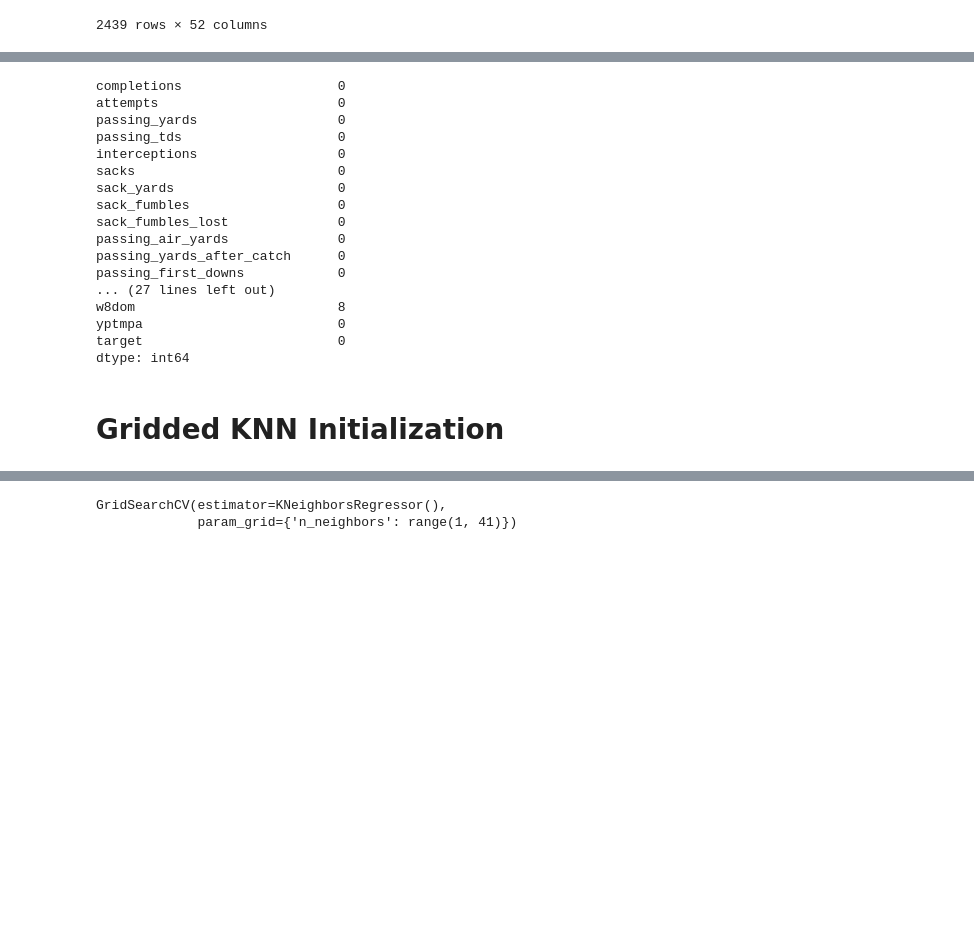
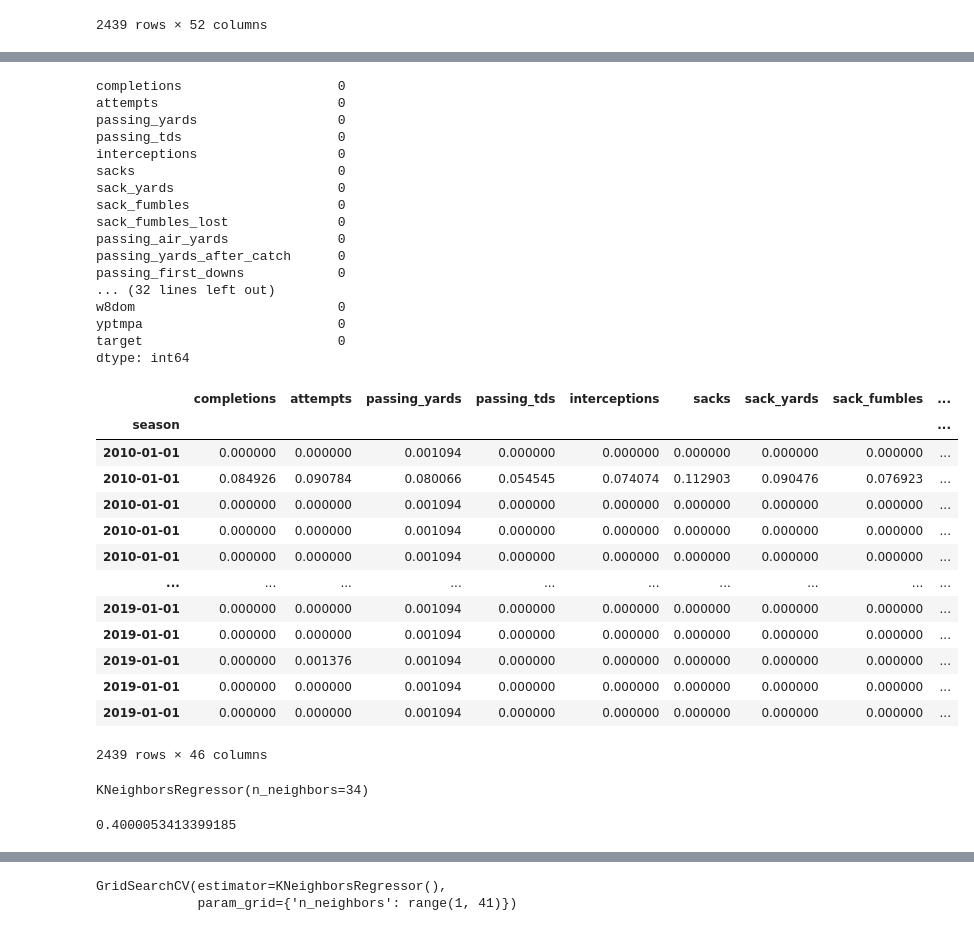
Before and after one commit to robertburry/Open-Sports-Data-NFL, a Jupyter notebook: Scripts/Testing Model Stuff/KNN_Fpts_modelling.ipynb, the cells around one changed output, grey strips where cells are left out. Drawn from its saved outputs; the diff is of its cells as text; code cells hidden in the pictures; blank space fills up the shorter version.

Commit message:
Updated Changes to Ensemble Models

```diff
--- a/Scripts/Testing Model Stuff/KNN_Fpts_modelling.ipynb
+++ b/Scripts/Testing Model Stuff/KNN_Fpts_modelling.ipynb
@@ -17,5 +16,5 @@ import pickle
 # %%
-stats_cnx = sql.connect('../../Data/Combined Clean Historical Data/Historical_Fantasy_Stats.db')
+stats_cnx = sql.connect('/content/drive/MyDrive/Colab Notebooks/Open-Sports-Data-NFL-main/Data/Combined Clean Historical Data/Historical_Fantasy_Stats.db')
 stats = pd.read_sql_query('SELECT * FROM Historical_Fantasy_Points ', stats_cnx)
 stats_cnx.close()
 stats['season'] = pd.to_datetime(stats['season'], format='%Y')
@@ -47,9 +59,11 @@ stats_prep
 # %%
 stats_prep.rename(columns = {'nfanpts':'target'}, inplace = True)
 # %%
-unwanted_col = ['Name', 'Position', 'player_id','fantast_pts','rushing_epa',
-           'receiving_2pt_conversions', 'special_teams_tds', 'rushing_2pt_conversions',
-           'rushing_fumbles_lost']
+# unwanted_col = ['Name', 'Position', 'player_id','fantast_pts','rushing_epa',
+#            'receiving_2pt_conversions', 'special_teams_tds', 'rushing_2pt_conversions',
+#            'rushing_fumbles_lost']
+
+unwanted_col = ['Name', 'Position', 'player_id','fantast_pts']
 
 stats_prep.drop(unwanted_col, axis=1, inplace=True)
 predictors = list(stats_prep)
@@ -73,0 +74,3 @@ stats_prep
+# %%
+stats_prep[predictors] = (stats_prep[predictors]-stats_prep[predictors].min())/(stats_prep[predictors].max()-stats_prep[predictors].min())
+stats_prep.describe()
@@ -89,8 +103,8 @@ sack_fumbles_lost              0
 passing_air_yards              0
 passing_yards_after_catch      0
 passing_first_downs            0
-... (27 lines left out)
-w8dom                          8
+... (32 lines left out)
+w8dom                          0
 yptmpa                         0
 target                         0
 dtype: int64
@@ -99,9 +113,24 @@ stats_prep['rtd_sh'] = stats_prep['rtd_sh'].fillna(stats_prep['rtd_sh'].mean())
 stats_prep['dom'] = stats_prep['dom'].fillna(stats_prep['dom'].mean())
 stats_prep['w8dom'] = stats_prep['w8dom'].fillna(stats_prep['w8dom'].mean())
 # %%
-X = stats_prep.drop("target", axis=1)
+X = stats_prep[predictors].values
 Y = stats_prep["target"]
-# %% [markdown]
-# Gridded KNN Initialization
+# %%
+X
+# %% [output]
+|  | completions | attempts | passing_yards | passing_tds | interceptions | sacks | sack_yards | sack_fumbles | ... |
+| season |  |  |  |  |  |  |  |  | ... |
+| 2010-01-01 | 0.000000 | 0.000000 | 0.001094 | 0.000000 | 0.000000 | 0.000000 | 0.000000 | 0.000000 | ... |
+| 2010-01-01 | 0.084926 | 0.090784 | 0.080066 | 0.054545 | 0.074074 | 0.112903 | 0.090476 | 0.076923 | ... |
+| 2010-01-01 | 0.000000 | 0.000000 | 0.001094 | 0.000000 | 0.000000 | 0.000000 | 0.000000 | 0.000000 | ... |
+| 2010-01-01 | 0.000000 | 0.000000 | 0.001094 | 0.000000 | 0.000000 | 0.000000 | 0.000000 | 0.000000 | ... |
+| 2010-01-01 | 0.000000 | 0.000000 | 0.001094 | 0.000000 | 0.000000 | 0.000000 | 0.000000 | 0.000000 | ... |
+| ... | ... | ... | ... | ... | ... | ... | ... | ... | ... |
+| 2019-01-01 | 0.000000 | 0.000000 | 0.001094 | 0.000000 | 0.000000 | 0.000000 | 0.000000 | 0.000000 | ... |
+| 2019-01-01 | 0.000000 | 0.000000 | 0.001094 | 0.000000 | 0.000000 | 0.000000 | 0.000000 | 0.000000 | ... |
+| 2019-01-01 | 0.000000 | 0.001376 | 0.001094 | 0.000000 | 0.000000 | 0.000000 | 0.000000 | 0.000000 | ... |
+| 2019-01-01 | 0.000000 | 0.000000 | 0.001094 | 0.000000 | 0.000000 | 0.000000 | 0.000000 | 0.000000 | ... |
+| 2019-01-01 | 0.000000 | 0.000000 | 0.001094 | 0.000000 | 0.000000 | 0.000000 | 0.000000 | 0.000000 | ... |
+2439 rows × 46 columns
 # %%
 X_train, X_test, y_train, y_test = train_test_split(X, Y, test_size=0.3, random_state=100)
@@ -107,0 +141,4 @@ X_train, X_test, y_train, y_test = train_test_split(X, Y, test_size=0.3, random_
+# %%
+knn_model.fit(X_train, y_train)
+# %% [output]
+KNeighborsRegressor(n_neighbors=34)
@@ -107,0 +147,5 @@ X_train, X_test, y_train, y_test = train_test_split(X, Y, test_size=0.3, random_
+# %%
+rmse_train = r2_score(y_train, train_preds)
+rmse_train
+# %% [output]
+0.4000053413399185
```
Also changed, not shown: parts of 66 cells of this notebook, 15 other files.
